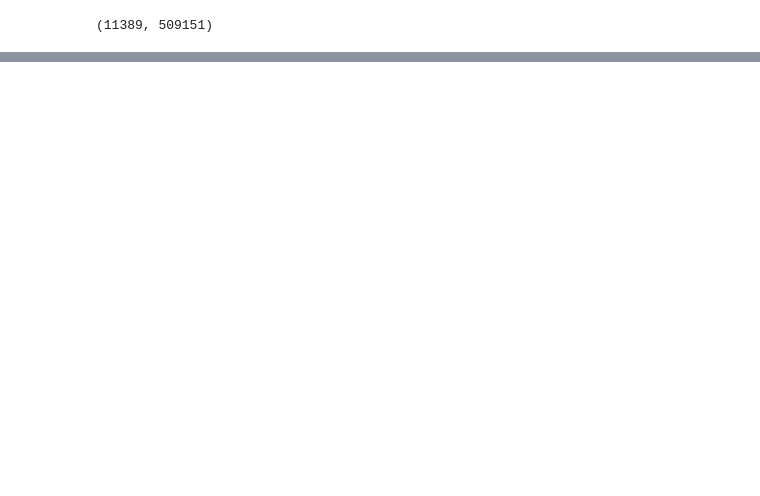
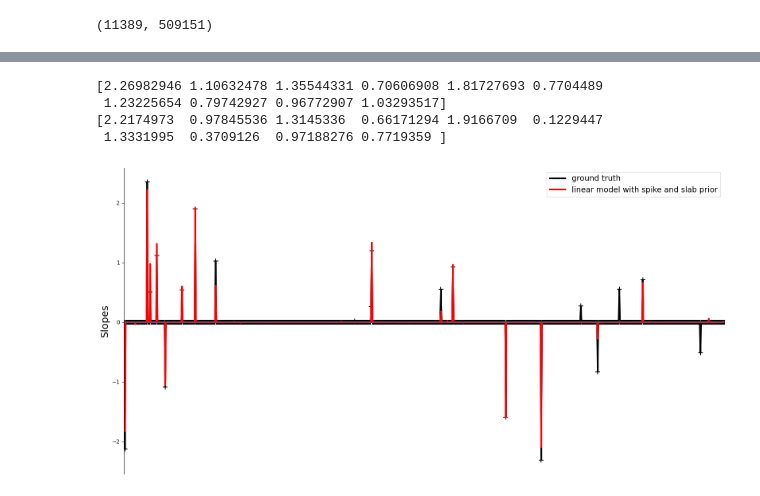
Before and after one commit to junting-ren/ZIV, a Jupyter notebook: notebooks/pytorch_fast_slab_spike.ipynb, the cells around one changed output, grey strips where cells are left out. Cells and saved outputs as stored; diff of their text form; code cells hidden in the pictures; blank space fills up the shorter version.

```diff
--- a/notebooks/pytorch_fast_slab_spike.ipynb
+++ b/notebooks/pytorch_fast_slab_spike.ipynb
@@ -169,0 +217,16 @@ NameError: name 'best_model' is not defined
+# %%
+exp = experiment(linear_mcmc_model, y_star.numpy(), X.numpy())
+exp.train(step_size =1,verbose = True)
+heritability, genetic_var, data_var = exp.cal_heritability()
+# %%
+posterior = exp.mcmc.get_samples()
+beta = posterior["beta"]* posterior["delta"]
+g_var = (beta @ jnp.transpose(X.numpy()) ).var(axis = 1)
+dat_var = posterior["var_error"]
+heritability = g_var/(dat_var+g_var)
+print('point estimate of heritability: '+ str(np.mean(heritability)))
+print('lower bound of heritability: '+ str(np.quantile(heritability, 0.025)))
+print('upper bound of heritability: '+ str(np.quantile(heritability, 0.975)))
+print('point estimate of p_causal: '+ str(np.mean(exp.mcmc.get_samples()['pi'], axis = 0)))
+print('lower bound of p_causal: '+ str(np.quantile(exp.mcmc.get_samples()['pi'], 0.025)))
+print('upper bound of p_causal: '+ str(np.quantile(exp.mcmc.get_samples()['pi'], 0.975)))
@@ -169,0 +240,7 @@ NameError: name 'best_model' is not defined
+# %%
+pi_mcmc = np.mean(posterior["delta"], axis = 0)
+plt.hist(pi_mcmc)
+print(np.std(pi_mcmc))
+print(np.min(pi_mcmc))
+print(np.max(pi_mcmc))
+print(np.median(pi_mcmc))
@@ -169,0 +281,3 @@ NameError: name 'best_model' is not defined
+# %%
+beta_VI = model.beta_mu.detach().numpy()
+beta_mcmc = np.mean(posterior["beta"], axis = 0)
@@ -169,0 +298,12 @@ NameError: name 'best_model' is not defined
+# %%
+print(beta_VI[np.where(beta_VI>0.5)])
+print(beta_mcmc[np.where(beta_VI>0.5)])
+# %% [output]
+[2.26982946 1.10632478 1.35544331 0.70606908 1.81727693 0.7704489
+ 1.23225654 0.79742927 0.96772907 1.03293517]
+[2.2174973  0.97845536 1.3145336  0.66171294 1.9166709  0.1229447
+ 1.3331995  0.3709126  0.97188276 0.7719359 ]
+# %%
+comparison_plot(beta_mcmc*pi_mcmc, true_beta)
+# %% [output]
+[figure, added]
```
Also changed, not shown: parts of 21 cells of this notebook.
